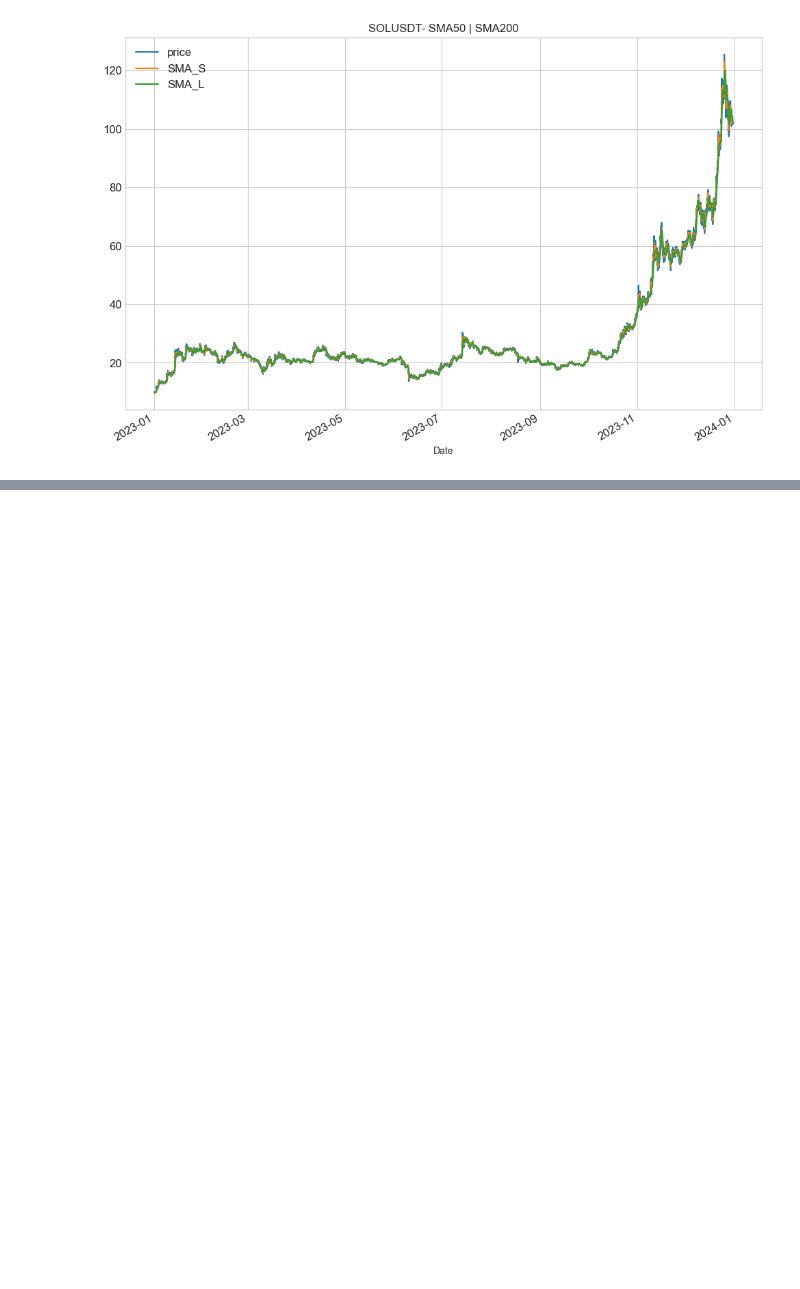
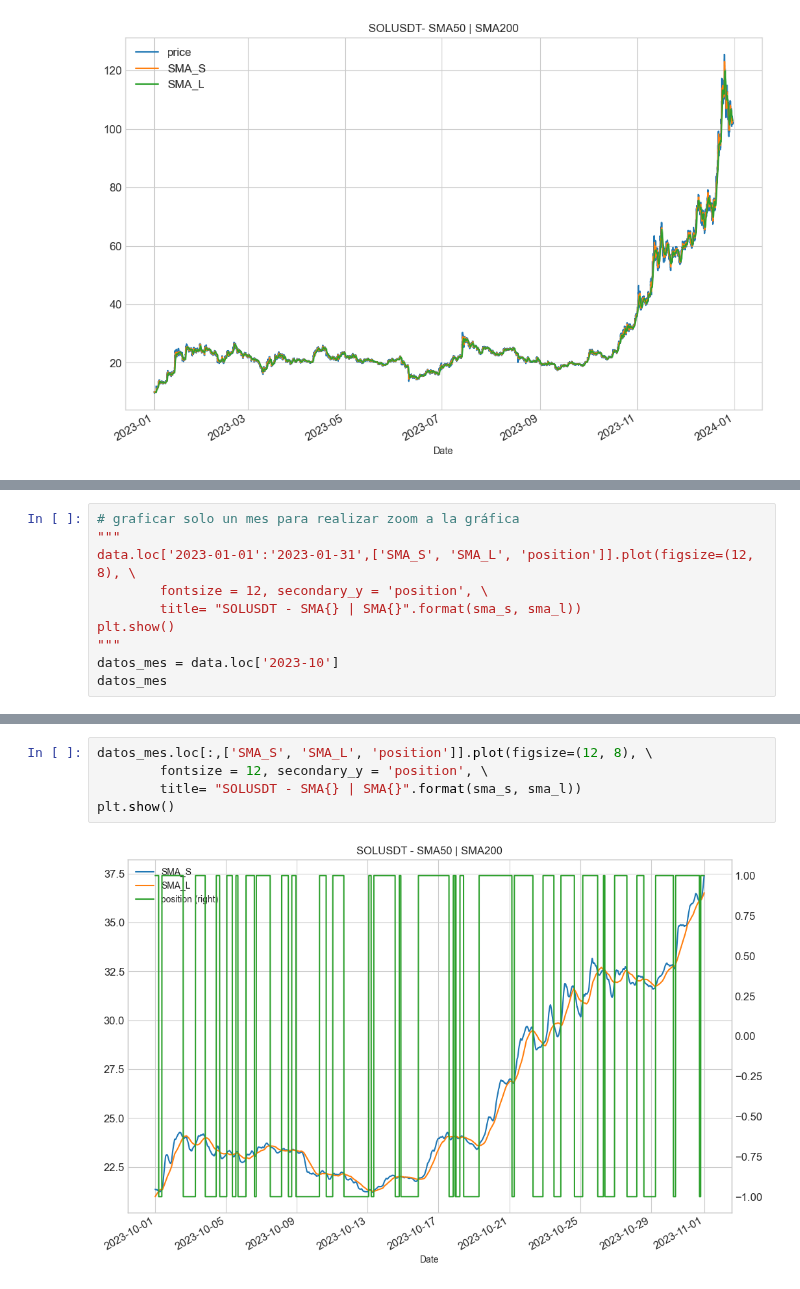
Before and after one commit to mario812/algo-trading-env, a Jupyter notebook: cruce_sma_1.ipynb, the cells around one changed output, grey strips where cells are left out. Cells and saved outputs as stored; diff of their text form; blank space fills up the shorter version.

```diff
--- a/cruce_sma_1.ipynb
+++ b/cruce_sma_1.ipynb
@@ -36,0 +89,10 @@ plt.show()
+# %%
+# graficar solo un mes para realizar zoom a la gráfica
+"""
+data.loc['2023-01-01':'2023-01-31',['SMA_S', 'SMA_L', 'position']].plot(figsize=(12, 8), \
+        fontsize = 12, secondary_y = 'position', \
+        title= "SOLUSDT - SMA{} | SMA{}".format(sma_s, sma_l))
+plt.show()
+"""
+datos_mes = data.loc['2023-10']
+datos_mes
@@ -36,0 +114,7 @@ plt.show()
+# %%
+datos_mes.loc[:,['SMA_S', 'SMA_L', 'position']].plot(figsize=(12, 8), \
+        fontsize = 12, secondary_y = 'position', \
+        title= "SOLUSDT - SMA{} | SMA{}".format(sma_s, sma_l))
+plt.show()
+# %% [output]
+[figure, added]
```
Also changed, not shown: parts of 15 cells of this notebook.
